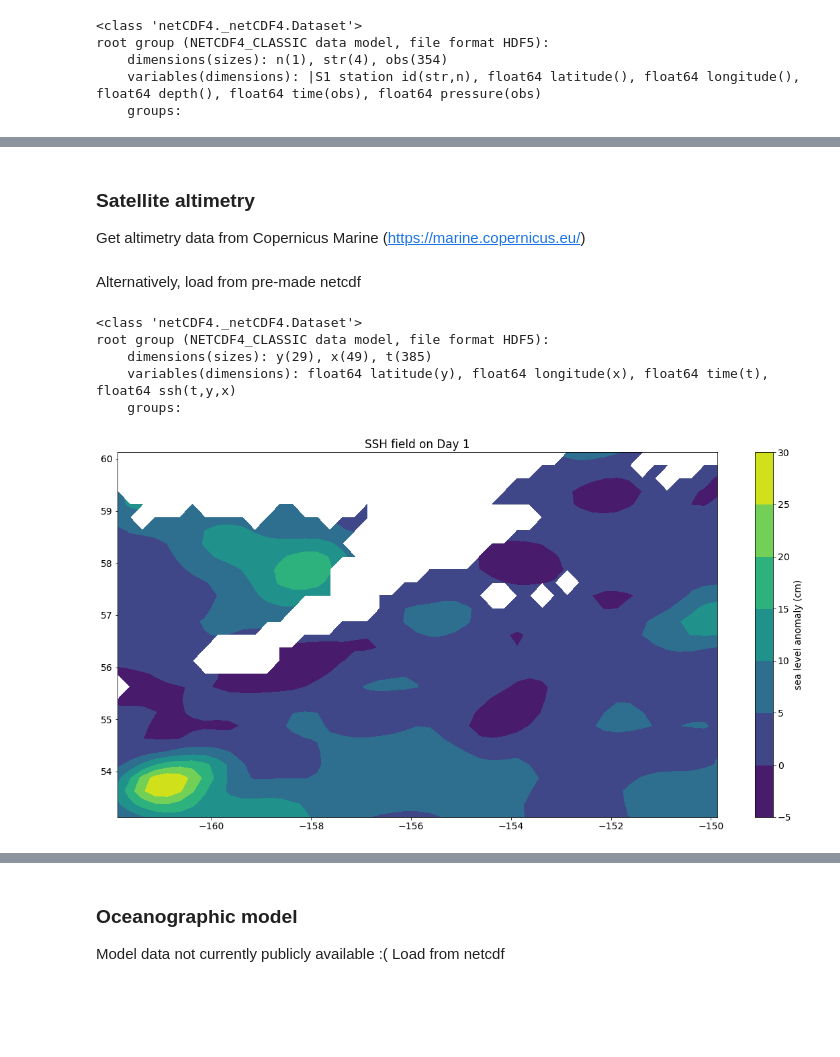
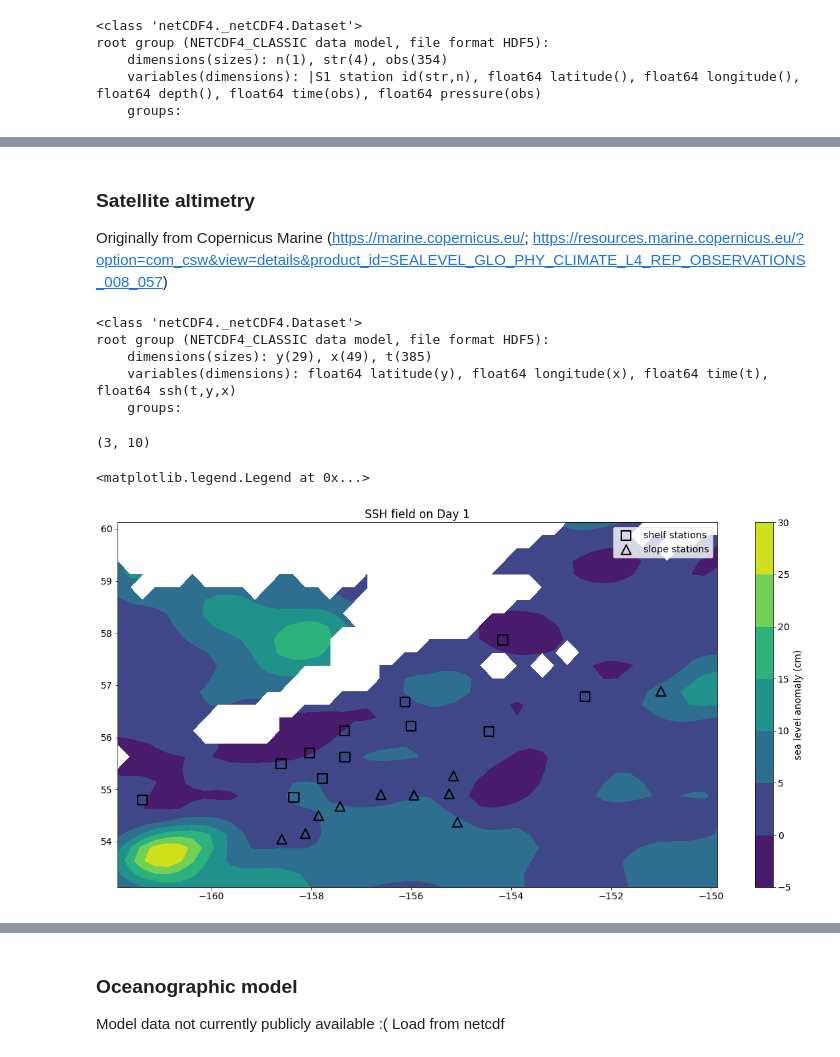
Before and after one commit to erikfred/ptz_detector, a Jupyter notebook: eddy_detector.ipynb, the cells around one changed output, grey strips where cells are left out. Saved outputs shown, nothing was run; the diff lists cells and outputs as text; code cells hidden in the pictures; blank space fills up the shorter version.

```diff
--- a/eddy_detector.ipynb
+++ b/eddy_detector.ipynb
@@ -55,0 +43,5 @@ Alternatively, get bottom pressure from pre-made netcdf file (*much* smaller fil
+# %%
+# get a list of the available files
+p_file_list = listdir('data/p_daily')
+p_file_list.remove(p_file_list[0])
+p_file_list
@@ -88,4 +150,4 @@ Text(0.5, 1.0, 'example pressure time series')
 # %% [markdown]
 ### Satellite altimetry
 
-Get altimetry data from Copernicus Marine (https://marine.copernicus.eu/)
+Originally from Copernicus Marine (https://marine.copernicus.eu/; https://resources.marine.copernicus.eu/?option=com_csw&view=details&product_id=SEALEVEL_GLO_PHY_CLIMATE_L4_REP_OBSERVATIONS_008_057)
@@ -102,3 +154 @@ python -m motuclient --motu https://my.cmems-du.eu/motu-web/Motu --service-id \
-# %% [markdown]
-Alternatively, load from pre-made netcdf
 # %%
@@ -111,19 +162,47 @@ root group (NETCDF4_CLASSIC data model, file format HDF5):
     dimensions(sizes): y(29), x(49), t(385)
     variables(dimensions): float64 latitude(y), float64 longitude(x), float64 time(t), float64 ssh(t,y,x)
     groups:
+# %%
+# get instrument locations and depths from pressure files
+stalat = np.empty([len(p_file_list), 1])
+stalon = np.empty([len(p_file_list), 1])
+stadep = np.empty([len(p_file_list), 1])
+for i in range(len(p_file_list)):
+    temp = nc.Dataset('data/p_daily/' + p_file_list[i])
+    stalat[i] = np.array(temp['latitude'])
+    stalon[i] = np.array(temp['longitude'])
+    stadep[i] = np.array(temp['depth'])
+
+# flatten arrays (there's probably a better way to build them in the first place...)
+stalat = stalat.flatten()
+stalon = stalon.flatten()
+stadep = stadep.flatten()
+
+# stack arrays and separate into 2, one for shelf locations and one for slope locations
+ishelf = stadep < 300
+shelf = np.stack([stalon[ishelf],stalat[ishelf],stadep[ishelf]])
+slope = np.stack([stalon[~ishelf],stalat[~ishelf],stadep[~ishelf]])
+# %% [output]
+(3, 10)
 # %%
 # make demonstrative plot
 sla = np.array(SSH['ssh'])*100 # convert from m to cm
 ta = np.array(SSH['time'])
 x = -(360 - np.array(SSH['longitude']))
 y = np.array(SSH['latitude'])
 X, Y = np.meshgrid(x, y)
 
 fig2 = plt.figure(figsize=(20, 10))
 ax2 = fig2.add_subplot(111)
 im = ax2.contourf(X, Y, sla[1,:,:])
+ax2.scatter(shelf[0,:], shelf[1,:], marker='s', s=200, facecolors='none', edgecolors='black', linewidths=2, \
+            label='shelf stations')
+ax2.scatter(slope[0,:], slope[1,:], marker='^', s=200, facecolors='none', edgecolors='black', linewidths=2, \
+            label='slope stations')
 cb = fig2.colorbar(im)
 plt.title('SSH field on Day 1')
 cb.set_label('sea level anomaly (cm)')
+plt.legend()
 # %% [output]
+<matplotlib.legend.Legend at 0x...>
-[figure, old version]
+[figure, new version]
```
Also changed, not shown: parts of 19 cells of this notebook.
